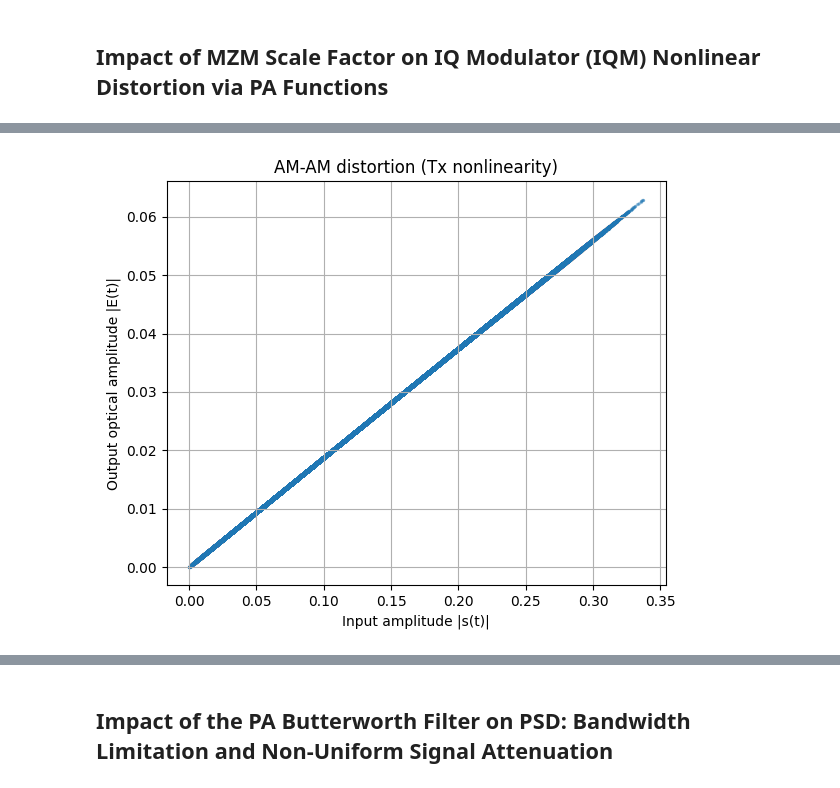
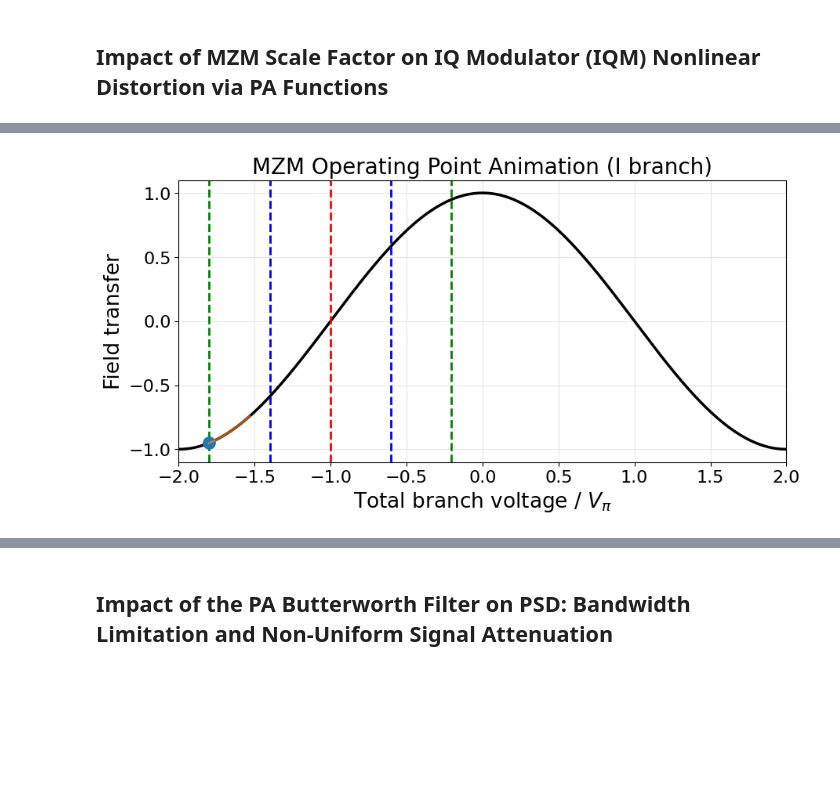
Before and after one commit to abdalrahimnaser/FYP, a Jupyter notebook: OMT/Leo/Validation_of_Connecting_PA_and_IQM.ipynb, the cells around one changed output, grey strips where cells are left out. Drawn from its saved outputs; the diff is of its cells as text; code cells hidden in the pictures; blank space fills up the shorter version.

```diff
--- a/OMT/Leo/Validation_of_Connecting_PA_and_IQM.ipynb
+++ b/OMT/Leo/Validation_of_Connecting_PA_and_IQM.ipynb
@@ -501,31 +853,86 @@ def evm_calc(symbTx, received):
 symbTx = symbolSource(paramSymb)
 
 EVM_list = []
-PA_enable = True
+PA_enable = False
+
+# store comparison cases
+case_05 = {}
+case_10 = {}
 
 mzmScale_list = [0.25, 0.5, 0.8, 1.0, 1.2, 1.5, 2.0, 2.5, 3]
+mzmScale_list = [0.5, 1.0]
 
 for mzmScale_value in tqdm(mzmScale_list, desc="mzmScale Sweep"):
 
     mzmScale = mzmScale_value
 
-    u_drive, sigTx, sigTxo, matched, received, paInfo = simulate_optical_system(symbTx, paramSymb, paramPulse, paramIQM, sigLO, paramLO, paramFE, paramPD, paramRxPulse, paramDec, mzmScale, BLPF_enable)
+    u_drive, sigTx, sigTxo, matched, received, paInfo = simulate_optical_system(
+        symbTx, paramSymb, paramPulse, paramIQM, sigLO,
+        paramLO, paramFE, paramPD, paramRxPulse,
+        paramDec, mzmScale, BLPF_enable
+    )
 
-    plot_mzm_transfer_function_and_operating_range_of_drive_signal(u_drive)
+    # store full cases for later comparison
+    if mzmScale == 0.5:
+        case_05 = {
+            "u_drive": u_drive,
+            "sigTx": sigTx,
+            "sigTxo": sigTxo
+        }
+    elif mzmScale == 1.0:
+        case_10 = {
+            "u_drive": u_drive,
+            "sigTx": sigTx,
+            "sigTxo": sigTxo
+        }
 
-    EVM = evm_calc(symbTx, received)
-    EVM_list.append(EVM)
 
-    plot_am_am(u_drive, sigTx, sigTxo, PA_enable)
+plot_mzm_transfer_with_operating_regions_for_animation(
+    case_05["u_drive"],
+    case_10["u_drive"],
+    paramIQM
+)
 
-    discard = 5000
-    # plot constellations
-    pconst(received[discard:-discard])
+ani = animate_mzm_operating_point_slow(
+    case_05["u_drive"],
+    case_10["u_drive"],
+    paramIQM,
+    branch='I',
+    gif_name='mzm_operating_point_very_slow.gif',
+    interval_ms= 70,
+    fps=10,
+    n_cycles=1,
+    n_sweep_points=120
+)
 
-    print_tx_metrics(sigTx, u_drive, sigTxo, paramIQM, mzmScale, EVM, paInfo)
+plot_mzm_legend_only()
 
-for i in range(len(EVM_list)):
-    print('EVM: %.3f %%' % (EVM_list[i][0] * 100))
+    #plot_mzm_transfer_function_and_operating_range_of_drive_signal(u_drive)
 
-EVM_vs_mzmScale_plot(mzmScale_list, EVM_list)
+    # EVM = evm_calc(symbTx, received)
+    # EVM_list.append(EVM)
+
+    #plot_am_am(u_drive, sigTx, sigTxo, PA_enable)
+
+    #discard = 5000
+    #pconst(received[discard:-discard])
+
+   # print_tx_metrics(sigTx, u_drive, sigTxo, paramIQM, mzmScale, EVM, paInfo)
+
+# compare MZM operating regions
+# plot_mzm_comparison(case_10["u_drive"], case_05["u_drive"])
+
+# compare AM-AM side by side
+# plot_am_am_comparison(
+#     case_05["u_drive"], case_05["sigTx"], case_05["sigTxo"],
+#     case_10["u_drive"], case_10["sigTx"], case_10["sigTxo"],
+#     PA_enable=PA_enable,
+#     label1="mzmScale = 0.5",
+#     label2="mzmScale = 1.0"
+# )
+
+# for i in range(len(EVM_list)):
+#     print('EVM: %.3f %%' % (EVM_list[i][0] * 100))
+
+# EVM_vs_mzmScale_plot(mzmScale_list, EVM_list)
 # %% [output]
@@ -535 +942 @@ True
-[figure, old version]
+[figure, new version]
```
Also changed, not shown: parts of 7 cells of this notebook, 26 other files.
